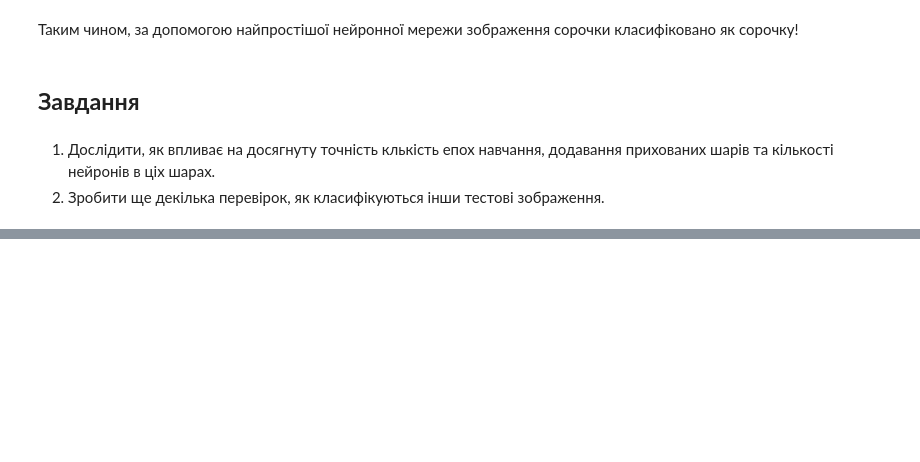
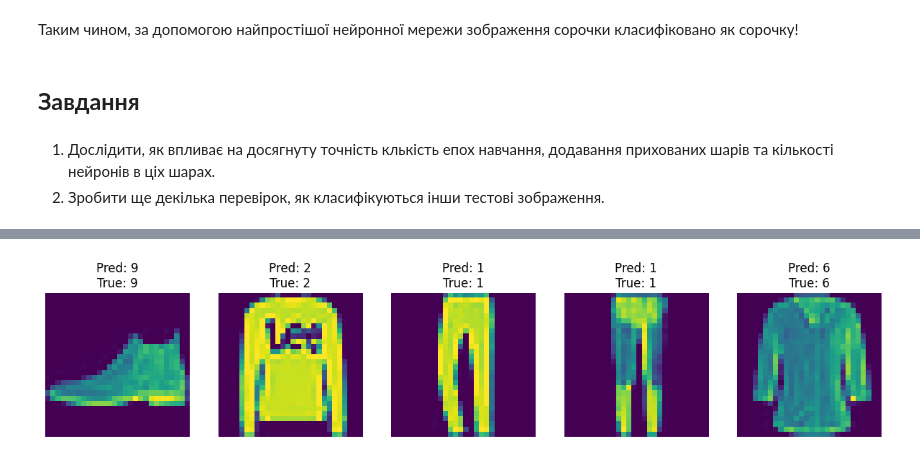
Before and after one commit to InnerDesires/dut, a Jupyter notebook: suchtechpog/pr5/Практичне завдання_класифікація__fashion_mnist.ipynb, the cells around one changed output, grey strips where cells are left out. Cells and saved outputs as stored; diff of their text form; code cells hidden in the pictures; blank space fills up the shorter version.

```diff
--- a/suchtechpog/pr5/Практичне завдання_класифікація__fashion_mnist.ipynb
+++ b/suchtechpog/pr5/Практичне завдання_класифікація__fashion_mnist.ipynb
@@ -182,3 +99,22 @@ plt.show()
 # %% [markdown]
 1. Дослідити, як впливає на досягнуту точність клькість епох навчання, додавання прихованих шарів та кількості нейронів в ціх шарах.
 2. Зробити ще декілька перевірок, як класифікуються інши тестові зображення.
+# %%
+# Test with different numbers of epochs
+epochs_to_test = [5, 10, 15, 20]
+
+for num_epochs in epochs_to_test:
+    print(f"\nTraining with {num_epochs} epochs:")
+    model = tf.keras.Sequential([
+        tf.keras.layers.Flatten(input_shape=(28, 28)),
+        tf.keras.layers.Dense(128, activation=tf.nn.relu),
+        tf.keras.layers.Dense(10, activation=tf.nn.softmax)
+    ])
+
+    model.compile(optimizer='adam',
+                 loss='sparse_categorical_crossentropy',
+                 metrics=['accuracy'])
+
+    model.fit(train_images, train_labels, epochs=num_epochs, verbose=0)
+    test_loss, test_acc = model.evaluate(test_images, test_labels)
+    print(f"\nTest accuracy with {num_epochs} epochs: {test_acc * 100:.2f}%")
@@ -184,0 +218,13 @@ plt.show()
+# %%
+# Test more test images
+plt.figure(figsize=(15, 5))
+for i in range(5):
+    plt.subplot(1, 5, i+1)
+    plt.imshow(test_images[i])
+    predictions = model.predict(test_images[i:i+1])
+    predicted_class = np.argmax(predictions[0])
+    actual_class = test_labels[i]
+    plt.title(f'Pred: {predicted_class}\nTrue: {actual_class}')
+    plt.axis('off')
+plt.show()
+# %% [output]
@@ -184,0 +236 @@ plt.show()
+[figure, added]
```
Also changed, not shown: parts of 28 cells of this notebook.
